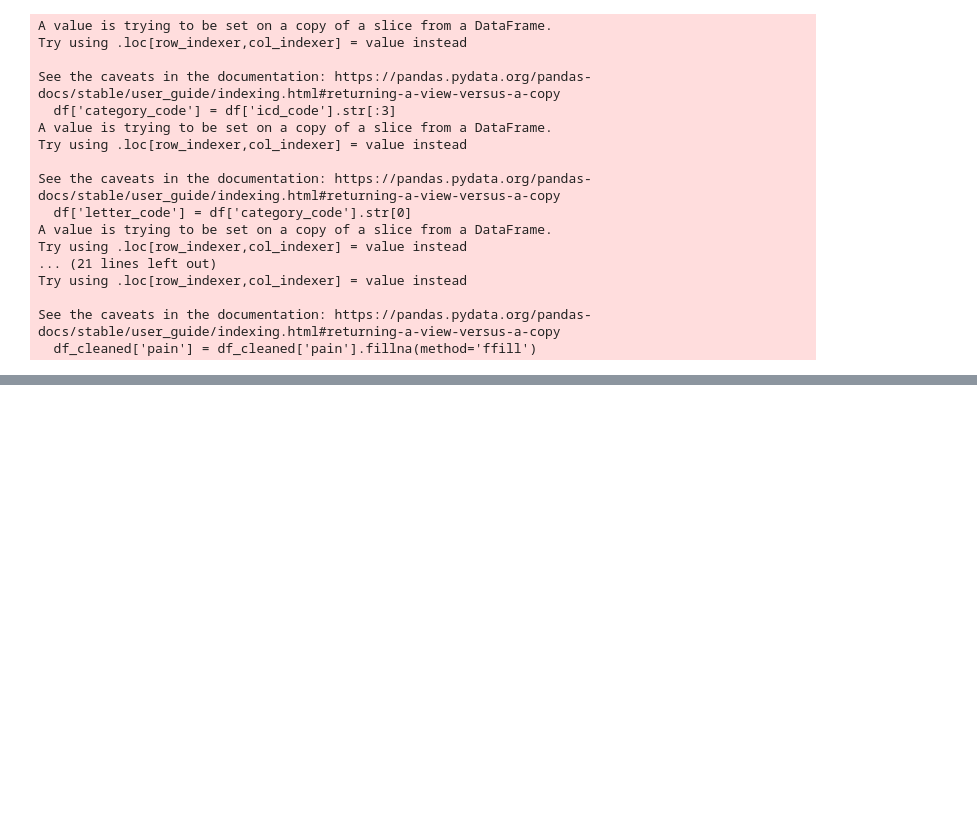
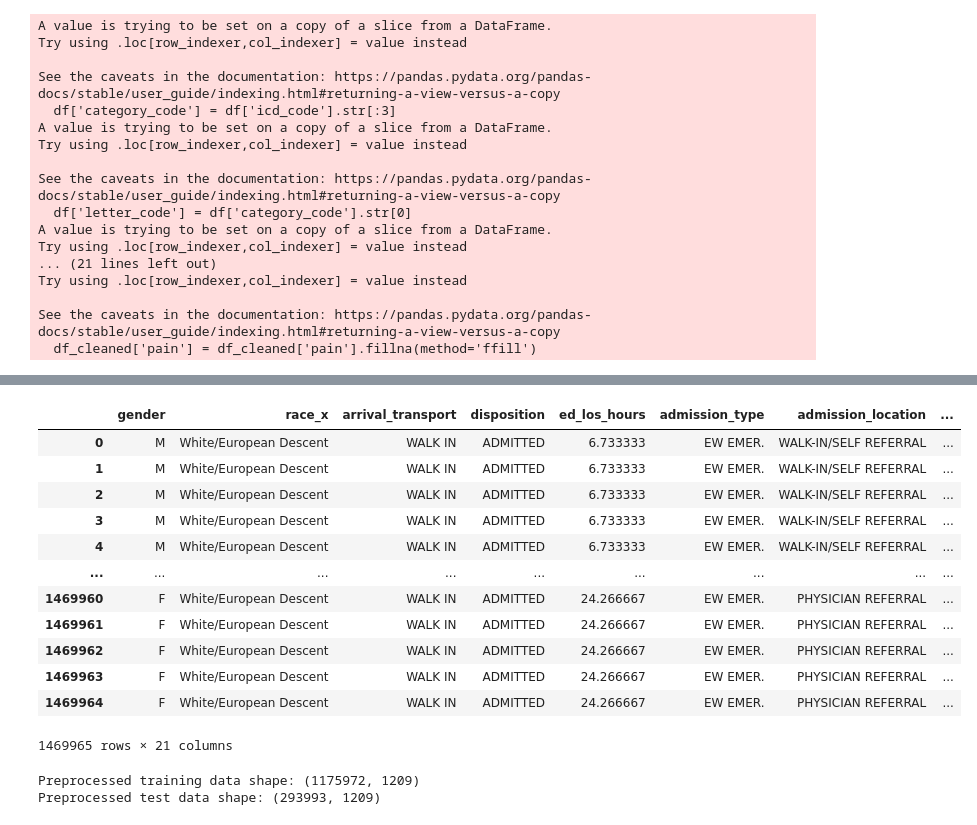
Before and after one commit to JewelsHovan/Milestone-I, a Jupyter notebook: src/modeling.ipynb, the cells around one changed output, grey strips where cells are left out. Saved outputs shown, nothing was run; the diff lists cells and outputs as text; code cells hidden in the pictures; blank space fills up the shorter version.

Commit message:
update flow analysis and preprocessors

```diff
--- a/src/modeling.ipynb
+++ b/src/modeling.ipynb
@@ -76,0 +111,4 @@ ed_stays_preprocessed.head()
+# %%
+# ED patients view
+ed_patients_df = ed_stays_preprocessed.merge(admissions_preprocessed, on=['subject_id', 'hadm_id'], how='inner').merge(diagnosis_preprocessed, on=['subject_id', 'stay_id'], how='inner').merge(triage_preprocessed, on=['subject_id', 'stay_id'], how='inner')
+ed_patients_df.head()
@@ -76,0 +143,68 @@ ed_stays_preprocessed.head()
+# %%
+X_cols = ['gender', 'race_x', 'arrival_transport', 'disposition', 'ed_los_hours', 'admission_type', 'admission_location',
+          'insurance', 'language', 'marital_status', 'is_dead', 'category_code', 'category', 'temperature', 'heartrate', 'resprate', 'o2sat',
+          'sbp', 'dbp', 'acuity', 'topic']
+
+# Define the target column
+y_col = 'is_dead'
+
+X = ed_patients_df[X_cols]
+y = ed_patients_df[y_col]
+
+X
+# %% [output]
+|  | gender | race_x | arrival_transport | disposition | ed_los_hours | admission_type | admission_location | ... |
+| 0 | M | White/European Descent | WALK IN | ADMITTED | 6.733333 | EW EMER. | WALK-IN/SELF REFERRAL | ... |
+| 1 | M | White/European Descent | WALK IN | ADMITTED | 6.733333 | EW EMER. | WALK-IN/SELF REFERRAL | ... |
+| 2 | M | White/European Descent | WALK IN | ADMITTED | 6.733333 | EW EMER. | WALK-IN/SELF REFERRAL | ... |
+| 3 | M | White/European Descent | WALK IN | ADMITTED | 6.733333 | EW EMER. | WALK-IN/SELF REFERRAL | ... |
+| 4 | M | White/European Descent | WALK IN | ADMITTED | 6.733333 | EW EMER. | WALK-IN/SELF REFERRAL | ... |
+| ... | ... | ... | ... | ... | ... | ... | ... | ... |
+| 1469960 | F | White/European Descent | WALK IN | ADMITTED | 24.266667 | EW EMER. | PHYSICIAN REFERRAL | ... |
+| 1469961 | F | White/European Descent | WALK IN | ADMITTED | 24.266667 | EW EMER. | PHYSICIAN REFERRAL | ... |
+| 1469962 | F | White/European Descent | WALK IN | ADMITTED | 24.266667 | EW EMER. | PHYSICIAN REFERRAL | ... |
+| 1469963 | F | White/European Descent | WALK IN | ADMITTED | 24.266667 | EW EMER. | PHYSICIAN REFERRAL | ... |
+| 1469964 | F | White/European Descent | WALK IN | ADMITTED | 24.266667 | EW EMER. | PHYSICIAN REFERRAL | ... |
+1469965 rows × 21 columns
+# %%
+# Split the data into training and testing sets
+from sklearn.model_selection import train_test_split
+
+X_train, X_test, y_train, y_test = train_test_split(X, y, test_size=0.2, random_state=42)
+
+# Identify numeric and categorical columns
+numeric_features = ['ed_los_hours', 'temperature', 'heartrate', 'resprate', 'o2sat', 'sbp', 'dbp', 'acuity']
+categorical_features = ['gender', 'race_x', 'arrival_transport', 'disposition', 'admission_type', 'admission_location',
+                        'insurance', 'language', 'marital_status', 'category_code', 'category', 'topic']
+
+# Create preprocessing steps for numeric and categorical data
+numeric_transformer = Pipeline(steps=[
+    ('imputer', SimpleImputer(strategy='median')),
+    ('scaler', StandardScaler())
+])
+
+categorical_transformer = Pipeline(steps=[
+    ('imputer', SimpleImputer(strategy='constant', fill_value='missing')),
+    ('onehot', OneHotEncoder(handle_unknown='ignore'))
+])
+
+# Combine preprocessing steps
+preprocessor = ColumnTransformer(
+    transformers=[
+        ('num', numeric_transformer, numeric_features),
+        ('cat', categorical_transformer, categorical_features)
+    ])
+
+# Fit the preprocessor on the training data and transform both training and test data
+X_train_preprocessed = preprocessor.fit_transform(X_train)
+X_test_preprocessed = preprocessor.transform(X_test)
+
+# Convert to dense arrays if needed (e.g., for certain models)
+X_train_preprocessed = X_train_preprocessed.toarray()
+X_test_preprocessed = X_test_preprocessed.toarray()
+
+print("Preprocessed training data shape:", X_train_preprocessed.shape)
+print("Preprocessed test data shape:", X_test_preprocessed.shape)
+# %% [output]
+Preprocessed training data shape: (1175972, 1209)
+Preprocessed test data shape: (293993, 1209)
```
Also changed, not shown: parts of 8 cells of this notebook, 3 other files.
